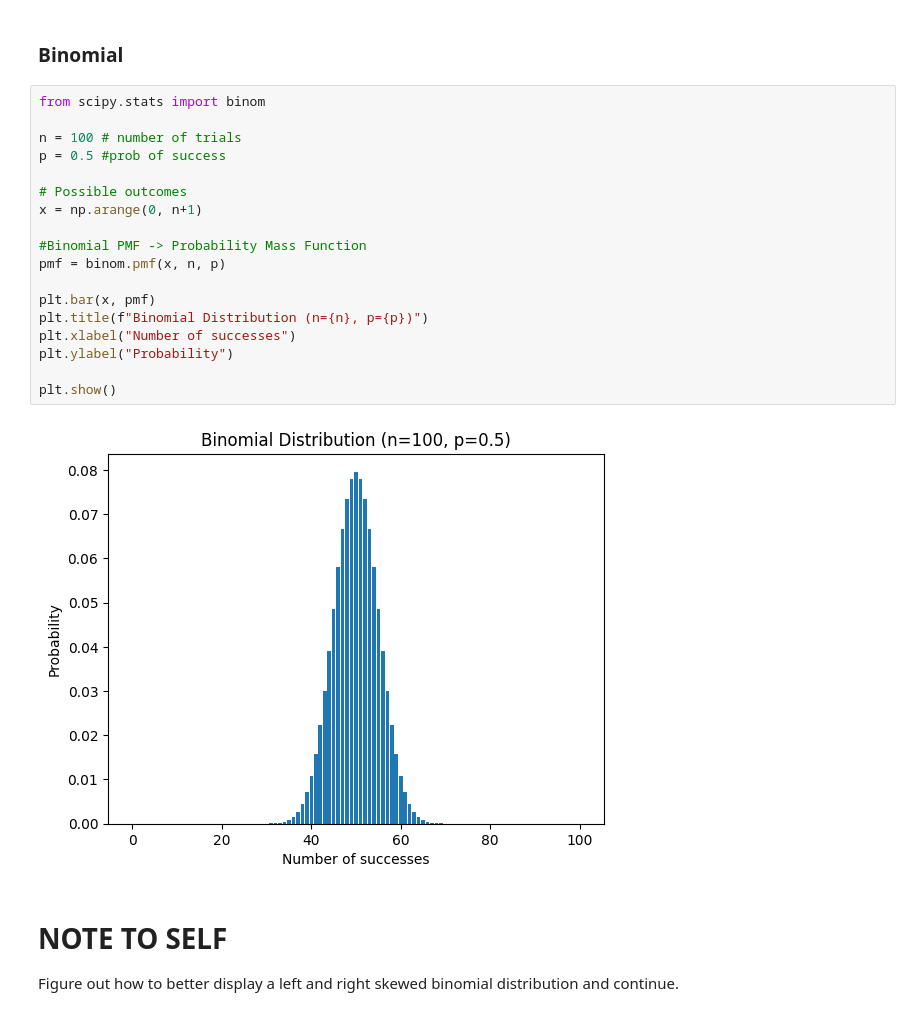
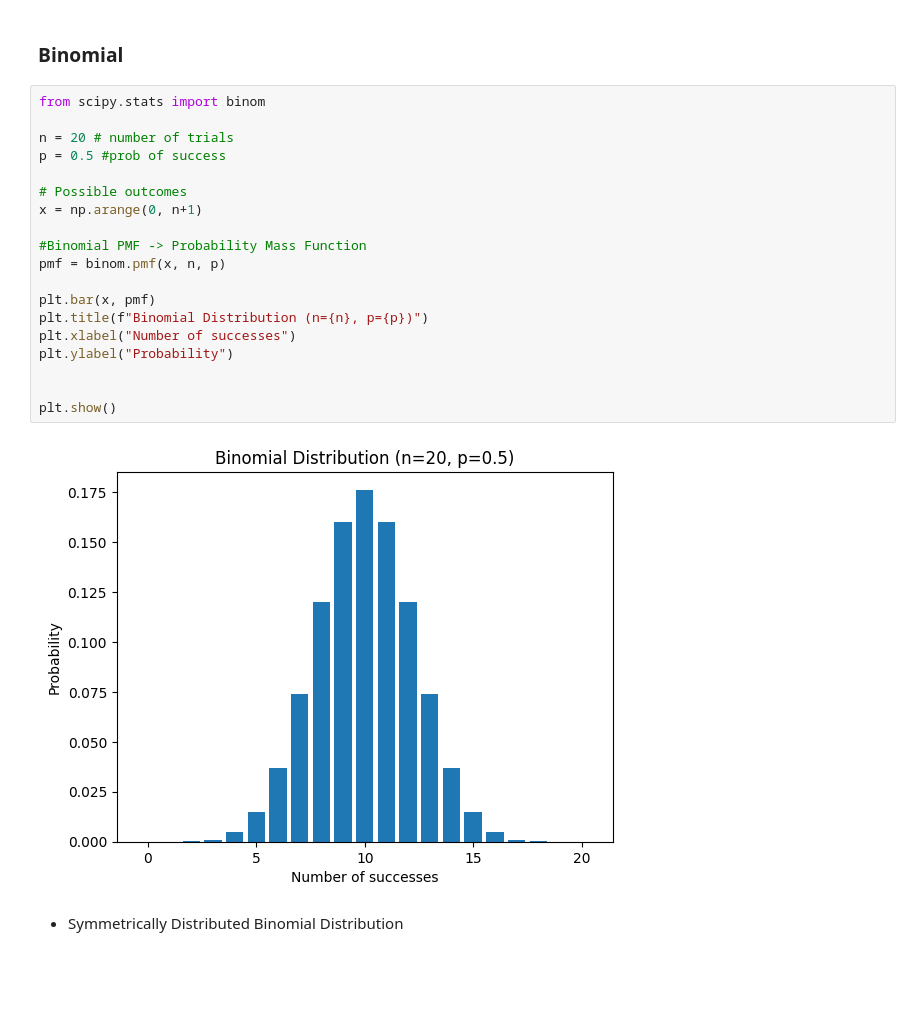
Before and after one commit to zanemilo/pre-ms-bioinfo, a Jupyter notebook: examples/stats/Distributions_Examples.ipynb, the cells around one changed output. Drawn from its saved outputs; the diff is of its cells as text; blank space fills up the shorter version.

Commit message:
Binomial distributions added, started exponential.

```diff
--- a/examples/stats/Distributions_Examples.ipynb
+++ b/examples/stats/Distributions_Examples.ipynb
@@ -73,24 +73,23 @@ plt.show()
 # %%
 from scipy.stats import binom
 
-n = 100 # number of trials
+n = 20 # number of trials
 p = 0.5 #prob of success
 
 # Possible outcomes
 x = np.arange(0, n+1)
 
 #Binomial PMF -> Probability Mass Function
 pmf = binom.pmf(x, n, p)
 
 plt.bar(x, pmf)
 plt.title(f"Binomial Distribution (n={n}, p={p})")
 plt.xlabel("Number of successes")
 plt.ylabel("Probability")
 
+
 plt.show()
 # %% [output]
-[figure, old version]
+[figure, new version]
 # %% [markdown]
-# NOTE TO SELF
-
-Figure out how to better display a left and right skewed binomial distribution and continue.
+- Symmetrically Distributed Binomial Distribution
```
Also changed, not shown: parts of 12 cells of this notebook.
